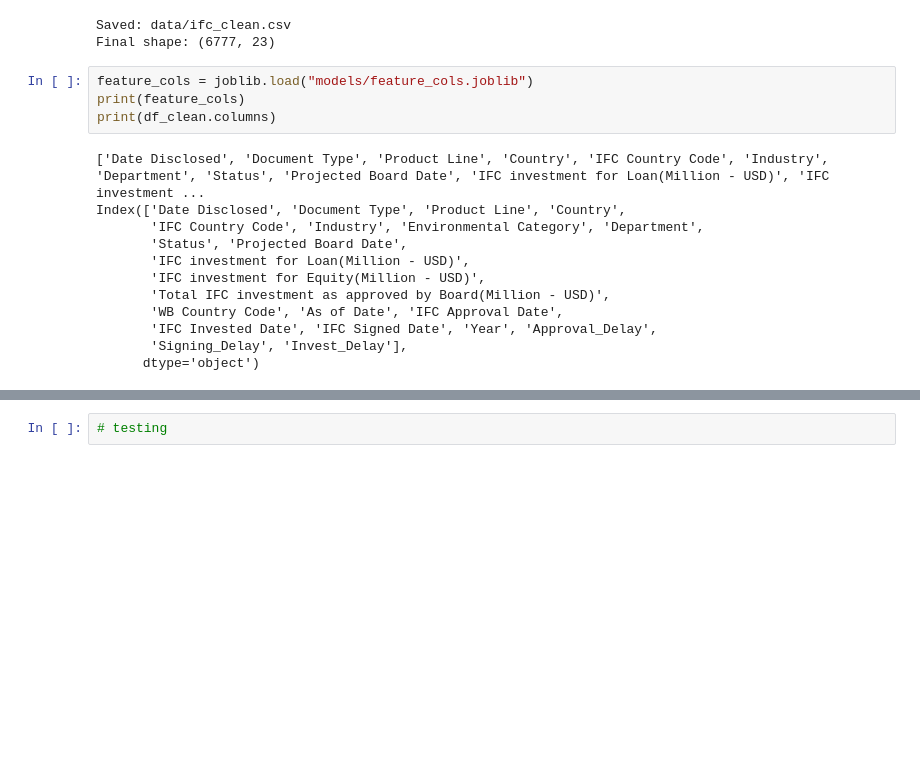
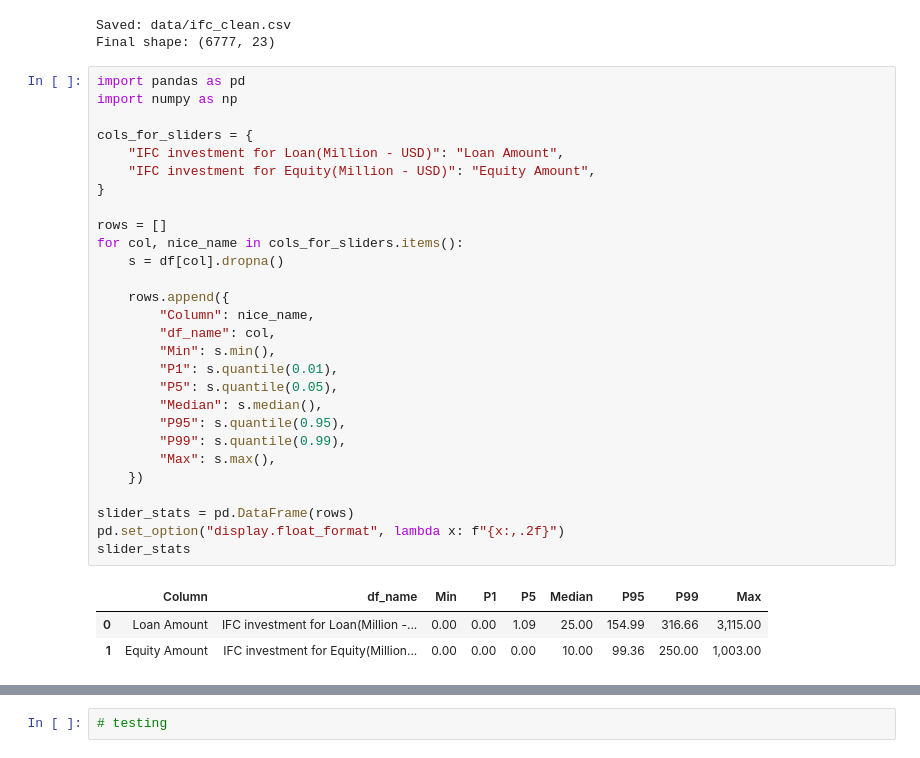
Before and after one commit to Rajabboev/Hybrid_ML_model_investment, a Jupyter notebook: IFC Investment .ipynb, the cells around one changed output, grey strips where cells are left out. Saved outputs shown, nothing was run; the diff lists cells and outputs as text; blank space fills up the shorter version.

```diff
--- a/IFC Investment .ipynb
+++ b/IFC Investment .ipynb
@@ -1725,19 +1725,35 @@ print("Final shape:", df_ifc.shape)
 Saved: data/ifc_clean.csv
 Final shape: (6777, 23)
 # %%
-feature_cols = joblib.load("models/feature_cols.joblib")
-print(feature_cols)
-print(df_clean.columns)
+import pandas as pd
+import numpy as np
+
+cols_for_sliders = {
+    "IFC investment for Loan(Million - USD)": "Loan Amount",
+    "IFC investment for Equity(Million - USD)": "Equity Amount",
+}
+
+rows = []
+for col, nice_name in cols_for_sliders.items():
+    s = df[col].dropna()
+
+    rows.append({
+        "Column": nice_name,
+        "df_name": col,
+        "Min": s.min(),
+        "P1": s.quantile(0.01),
+        "P5": s.quantile(0.05),
+        "Median": s.median(),
+        "P95": s.quantile(0.95),
+        "P99": s.quantile(0.99),
+        "Max": s.max(),
+    })
+
+slider_stats = pd.DataFrame(rows)
+pd.set_option("display.float_format", lambda x: f"{x:,.2f}")
+slider_stats
 # %% [output]
-['Date Disclosed', 'Document Type', 'Product Line', 'Country', 'IFC Country Code', 'Industry', 'Department', 'Status', 'Projected Board Date', 'IFC investment for Loan(Million - USD)', 'IFC investment ...
-Index(['Date Disclosed', 'Document Type', 'Product Line', 'Country',
-       'IFC Country Code', 'Industry', 'Environmental Category', 'Department',
-       'Status', 'Projected Board Date',
-       'IFC investment for Loan(Million - USD)',
-       'IFC investment for Equity(Million - USD)',
-       'Total IFC investment as approved by Board(Million - USD)',
-       'WB Country Code', 'As of Date', 'IFC Approval Date',
-       'IFC Invested Date', 'IFC Signed Date', 'Year', 'Approval_Delay',
-       'Signing_Delay', 'Invest_Delay'],
-      dtype='object')
+|  | Column | df_name | Min | P1 | P5 | Median | P95 | P99 | Max |
+| 0 | Loan Amount | IFC investment for Loan(Million -... | 0.00 | 0.00 | 1.09 | 25.00 | 154.99 | 316.66 | 3,115.00 |
+| 1 | Equity Amount | IFC investment for Equity(Million... | 0.00 | 0.00 | 0.00 | 10.00 | 99.36 | 250.00 | 1,003.00 |
 # %%
```
Also changed, not shown: parts of 4 cells of this notebook, 1 other file.
